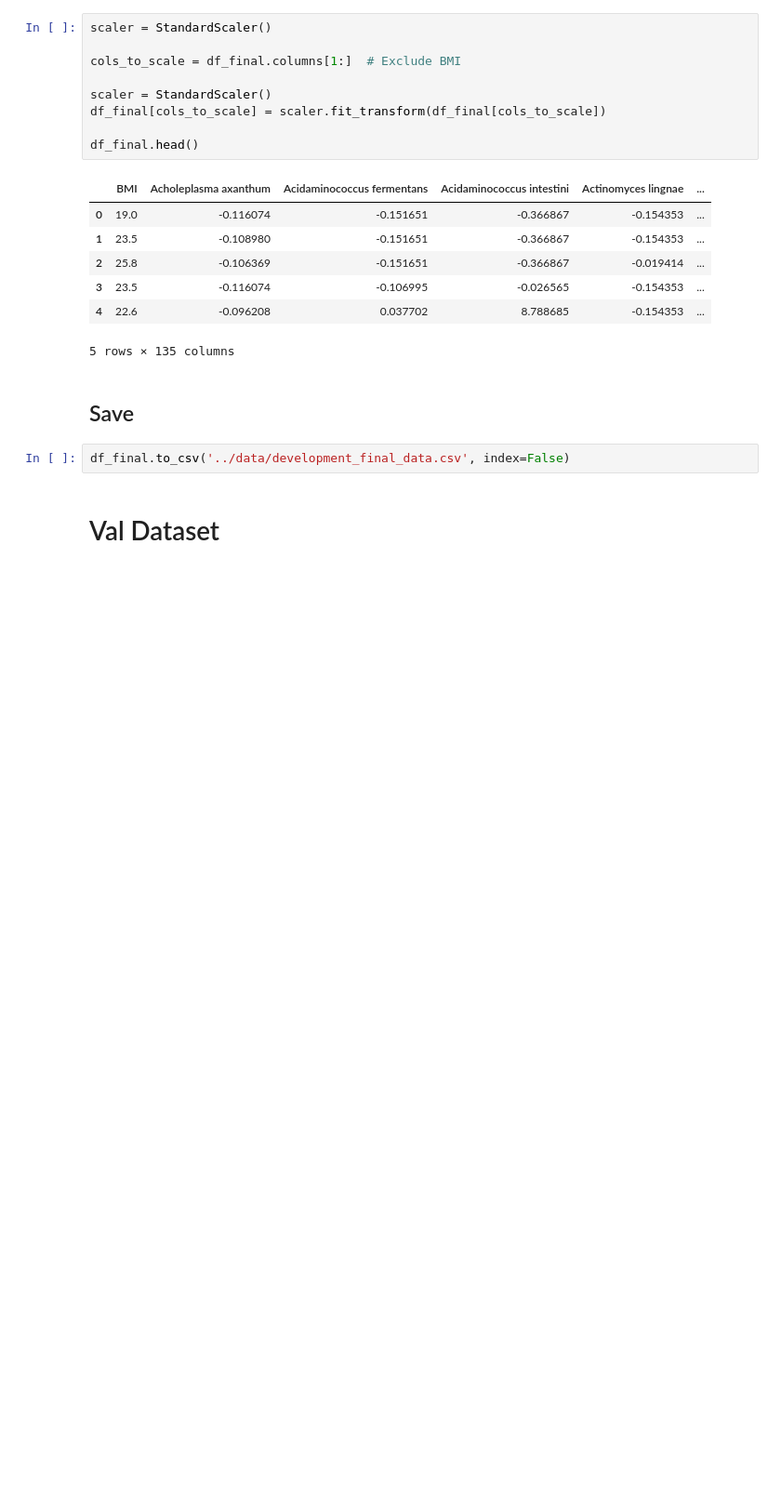
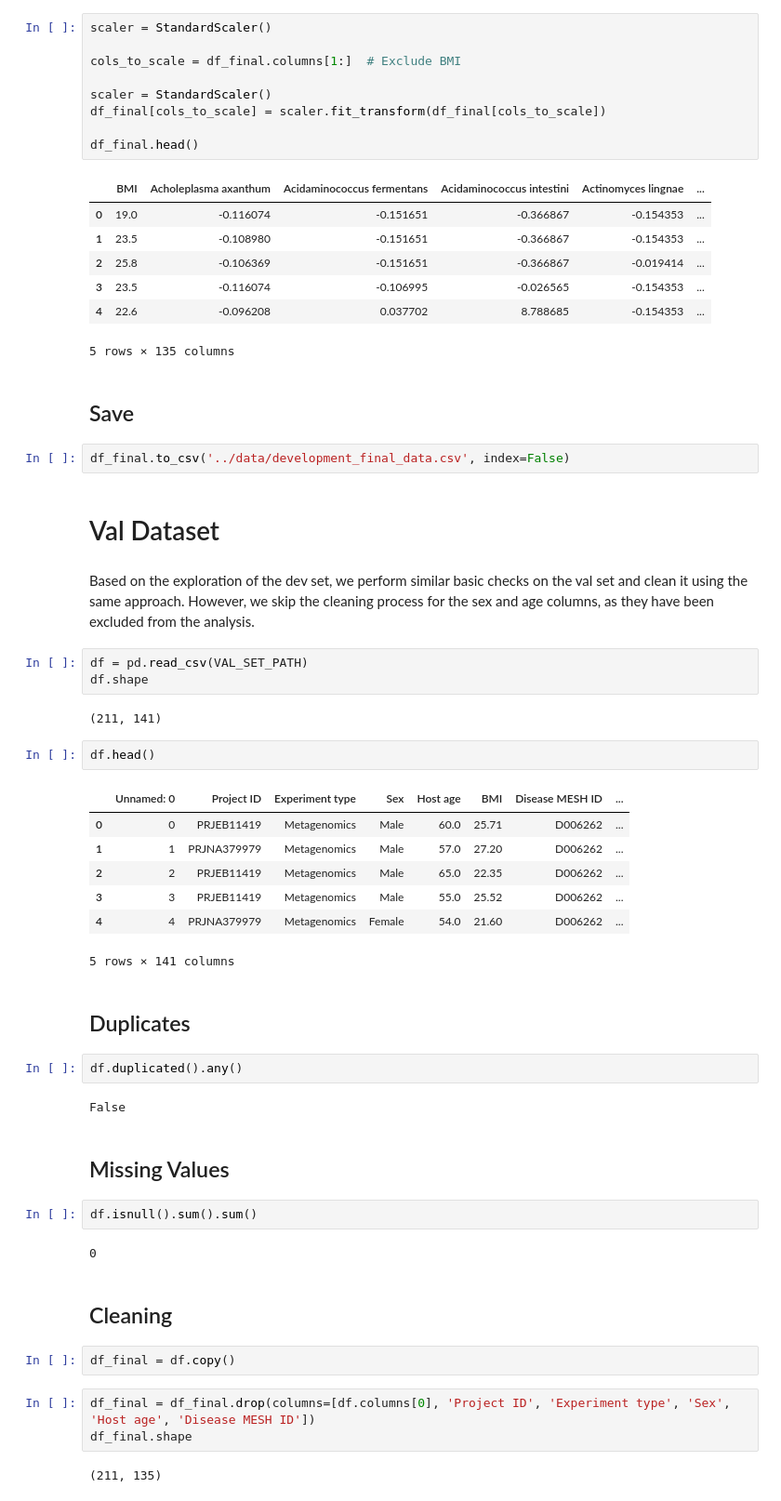
Before and after one commit to ikotsov/MLCB-Assignment-1, a Jupyter notebook: notebooks/data_exploration.ipynb, the cells around one changed output. Shown at 93% size. Saved outputs shown, nothing was run; the diff lists cells and outputs as text; blank space fills up the shorter version.

Commit message:
feat: explore and clean val set

```diff
--- a/notebooks/data_exploration.ipynb
+++ b/notebooks/data_exploration.ipynb
@@ -239,3 +239,41 @@ df_final.head()
 df_final.to_csv('../data/development_final_data.csv', index=False)
 # %% [markdown]
 # Val Dataset
+# %% [markdown]
+Based on the exploration of the dev set, we perform similar basic checks on the val set and clean it using the same approach. However, we skip the cleaning process for the sex and age columns, as they have been excluded from the analysis.
+# %%
+df = pd.read_csv(VAL_SET_PATH)
+df.shape
+# %% [output]
+(211, 141)
+# %%
+df.head()
+# %% [output]
+|  | Unnamed: 0 | Project ID | Experiment type | Sex | Host age | BMI | Disease MESH ID | ... |
+| 0 | 0 | PRJEB11419 | Metagenomics | Male | 60.0 | 25.71 | D006262 | ... |
+| 1 | 1 | PRJNA379979 | Metagenomics | Male | 57.0 | 27.20 | D006262 | ... |
+| 2 | 2 | PRJEB11419 | Metagenomics | Male | 65.0 | 22.35 | D006262 | ... |
+| 3 | 3 | PRJEB11419 | Metagenomics | Male | 55.0 | 25.52 | D006262 | ... |
+| 4 | 4 | PRJNA379979 | Metagenomics | Female | 54.0 | 21.60 | D006262 | ... |
+5 rows × 141 columns
+# %% [markdown]
+## Duplicates
+# %%
+df.duplicated().any()
+# %% [output]
+False
+# %% [markdown]
+## Missing Values
+# %%
+df.isnull().sum().sum()
+# %% [output]
+0
+# %% [markdown]
+## Cleaning
+# %%
+df_final = df.copy()
+# %%
+df_final = df_final.drop(columns=[df.columns[0], 'Project ID', 'Experiment type', 'Sex', 'Host age', 'Disease MESH ID'])
+df_final.shape
+# %% [output]
+(211, 135)
```
Also changed, not shown: parts of 4 cells of this notebook.
